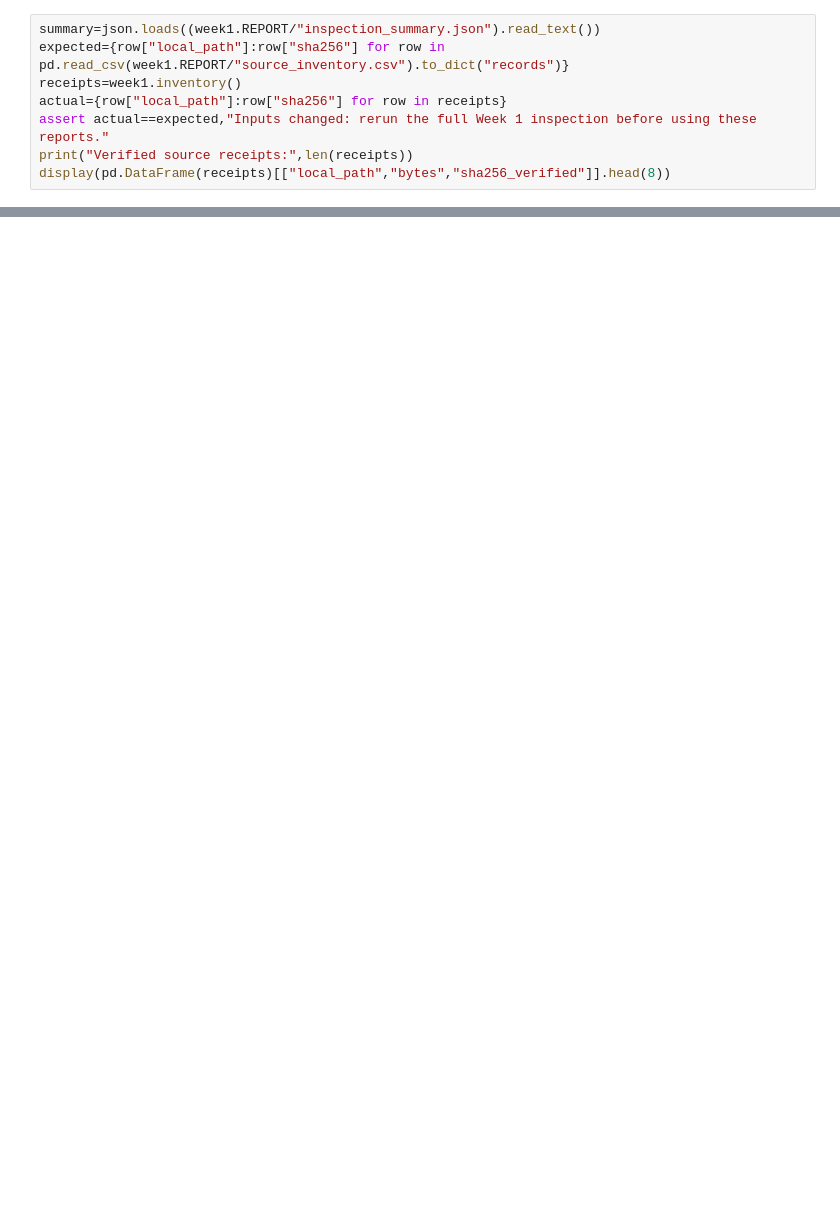
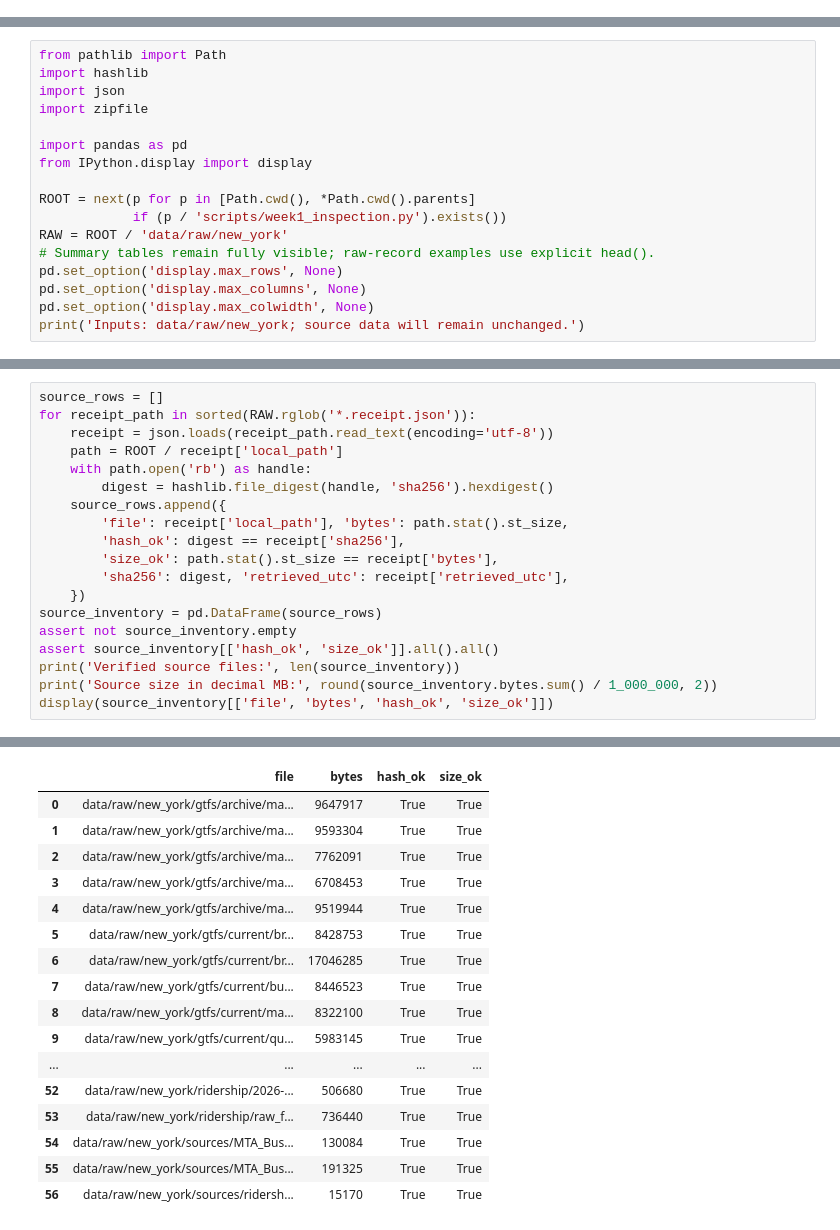
Before and after one commit to springboardmentor441p-coderr/Powered-Public-Transit-Route-Optimization, a Jupyter notebook: notebooks/new_york/01_data_inspection.ipynb, the cells around one changed output, grey strips where cells are left out. Drawn from its saved outputs; the diff is of its cells as text; blank space fills up the shorter version.

Commit message:
Complete New York bus data analysis through EDA with executed notebooks

```diff
--- a/notebooks/new_york/01_data_inspection.ipynb
+++ b/notebooks/new_york/01_data_inspection.ipynb
@@ -24,8 +0,0 @@ Each receipt records its URL/query, retrieval time, bytes and SHA-256. A matchin
-# %%
-summary=json.loads((week1.REPORT/"inspection_summary.json").read_text())
-expected={row["local_path"]:row["sha256"] for row in pd.read_csv(week1.REPORT/"source_inventory.csv").to_dict("records")}
-receipts=week1.inventory()
-actual={row["local_path"]:row["sha256"] for row in receipts}
-assert actual==expected,"Inputs changed: rerun the full Week 1 inspection before using these reports."
-print("Verified source receipts:",len(receipts))
-display(pd.DataFrame(receipts)[["local_path","bytes","sha256_verified"]].head(8))
@@ -232,0 +42,17 @@ Read `reports/week1/WEEK_1_REPORT.md`. Week 2 remains a separate next step; Stre
+# %%
+from pathlib import Path
+import hashlib
+import json
+import zipfile
+
+import pandas as pd
+from IPython.display import display
+
+ROOT = next(p for p in [Path.cwd(), *Path.cwd().parents]
+            if (p / 'scripts/week1_inspection.py').exists())
+RAW = ROOT / 'data/raw/new_york'
+# Summary tables remain fully visible; raw-record examples use explicit head().
+pd.set_option('display.max_rows', None)
+pd.set_option('display.max_columns', None)
+pd.set_option('display.max_colwidth', None)
+print('Inputs: data/raw/new_york; source data will remain unchanged.')
@@ -232,0 +67,20 @@ Read `reports/week1/WEEK_1_REPORT.md`. Week 2 remains a separate next step; Stre
+# %%
+source_rows = []
+for receipt_path in sorted(RAW.rglob('*.receipt.json')):
+    receipt = json.loads(receipt_path.read_text(encoding='utf-8'))
+    path = ROOT / receipt['local_path']
+    with path.open('rb') as handle:
+        digest = hashlib.file_digest(handle, 'sha256').hexdigest()
+    source_rows.append({
+        'file': receipt['local_path'], 'bytes': path.stat().st_size,
+        'hash_ok': digest == receipt['sha256'],
+        'size_ok': path.stat().st_size == receipt['bytes'],
+        'sha256': digest, 'retrieved_utc': receipt['retrieved_utc'],
+    })
+source_inventory = pd.DataFrame(source_rows)
+assert not source_inventory.empty
+assert source_inventory[['hash_ok', 'size_ok']].all().all()
+print('Verified source files:', len(source_inventory))
+print('Source size in decimal MB:', round(source_inventory.bytes.sum() / 1_000_000, 2))
+display(source_inventory[['file', 'bytes', 'hash_ok', 'size_ok']])
+# %% [output]
@@ -232,0 +89,17 @@ Read `reports/week1/WEEK_1_REPORT.md`. Week 2 remains a separate next step; Stre
+|  | file | bytes | hash_ok | size_ok |
+| 0 | data/raw/new_york/gtfs/archive/ma... | 9647917 | True | True |
+| 1 | data/raw/new_york/gtfs/archive/ma... | 9593304 | True | True |
+| 2 | data/raw/new_york/gtfs/archive/ma... | 7762091 | True | True |
+| 3 | data/raw/new_york/gtfs/archive/ma... | 6708453 | True | True |
+| 4 | data/raw/new_york/gtfs/archive/ma... | 9519944 | True | True |
+| 5 | data/raw/new_york/gtfs/current/br... | 8428753 | True | True |
+| 6 | data/raw/new_york/gtfs/current/br... | 17046285 | True | True |
+| 7 | data/raw/new_york/gtfs/current/bu... | 8446523 | True | True |
+| 8 | data/raw/new_york/gtfs/current/ma... | 8322100 | True | True |
+| 9 | data/raw/new_york/gtfs/current/qu... | 5983145 | True | True |
+| ... | ... | ... | ... | ... |
+| 52 | data/raw/new_york/ridership/2026-... | 506680 | True | True |
+| 53 | data/raw/new_york/ridership/raw_f... | 736440 | True | True |
+| 54 | data/raw/new_york/sources/MTA_Bus... | 130084 | True | True |
+| 55 | data/raw/new_york/sources/MTA_Bus... | 191325 | True | True |
+| 56 | data/raw/new_york/sources/ridersh... | 15170 | True | True |
```
Also changed, not shown: parts of 68 cells of this notebook, 21 other files.
